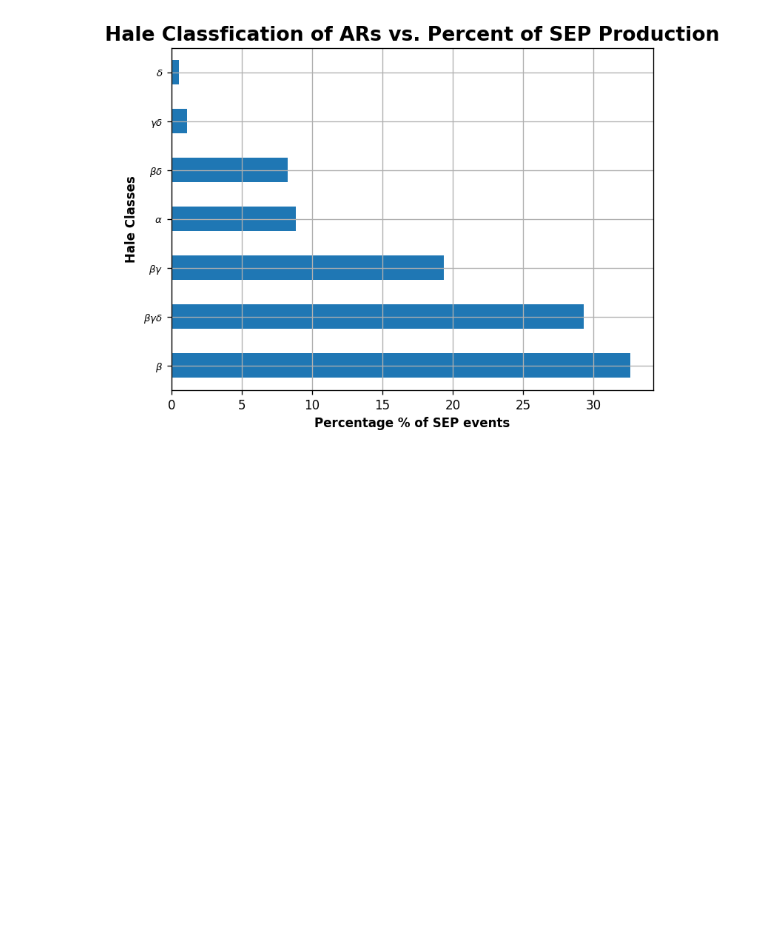
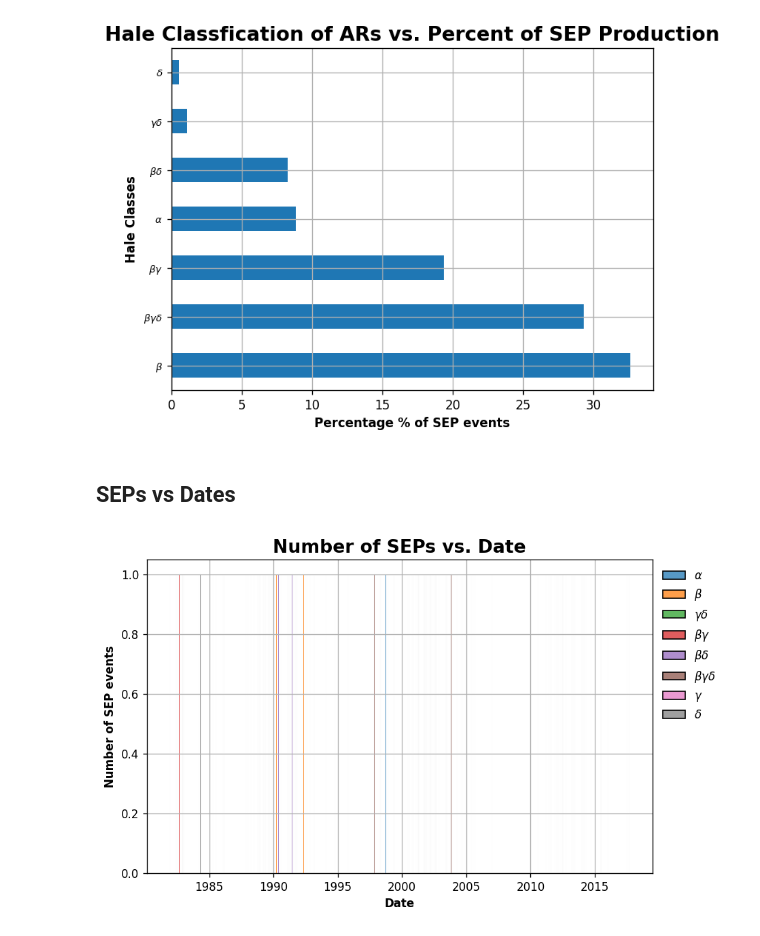
Before and after one commit to Brainz22/SEPAnalysis, a Jupyter notebook: SEPAnalysis.ipynb, the cells around one changed output. Drawn from its saved outputs; the diff is of its cells as text; code cells hidden in the pictures; blank space fills up the shorter version.

Commit message:
Driver code of the analysis.

```diff
--- a/SEPAnalysis.ipynb
+++ b/SEPAnalysis.ipynb
@@ -73,3 +75,5 @@ plt.yticks(fontsize=8)
 plt.grid(True)
 # %% [output]
 [figure]
+# %% [markdown]
+## SEPs vs Dates
@@ -75,0 +82,16 @@ plt.grid(True)
+# %%
+fig, axes = plt.subplots(figsize=(8,5), dpi=120)
+ax4 = sns.histplot(data=SEPDatabase, x='TIMETAG', bins = 20 ,hue="HALE",hue_order= HueOrd ,multiple='stack', \
+                   legend=True)
+sns.move_legend(ax4, "upper left", bbox_to_anchor=(1, 1), title=None, frameon=False)
+year_locator = mdates.YearLocator(5) #gets dates every two years for x-ticks
+axes.xaxis.set_major_locator(year_locator) # sets the year locator
+year_formatter = mdates.DateFormatter("%Y") #formats dates to show only year
+axes.xaxis.set_major_formatter(year_formatter) #sets as major ticks on plot
+plt.title("Number of SEPs vs. Date", fontsize=16, weight='bold')
+plt.xlabel("Date", weight='bold')
+plt.ylabel("Number of SEP events", weight='bold')
+plt.grid(True)
+#plt.savefig("/content/drive/MyDrive/SEP/SEPsvsDate.eps")
+# %% [output]
+[figure, added]
```
Also changed, not shown: parts of 34 cells of this notebook.
